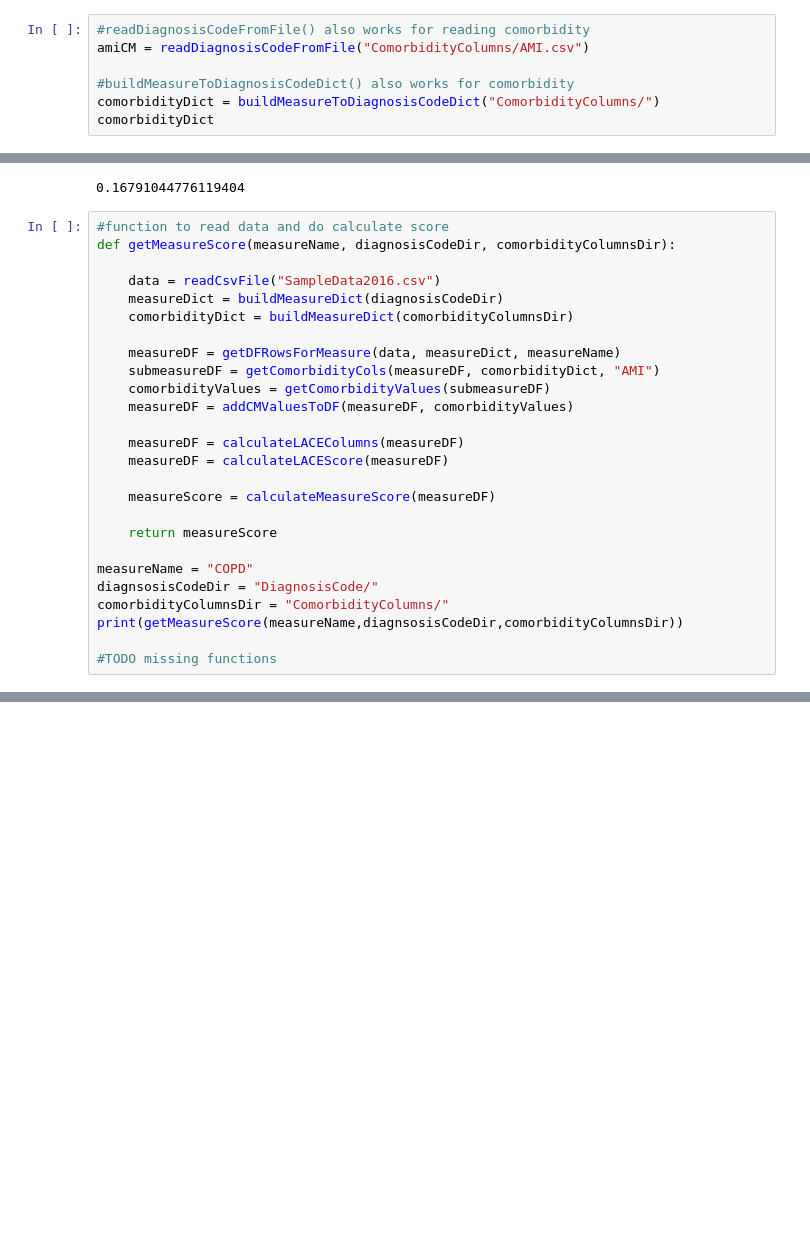
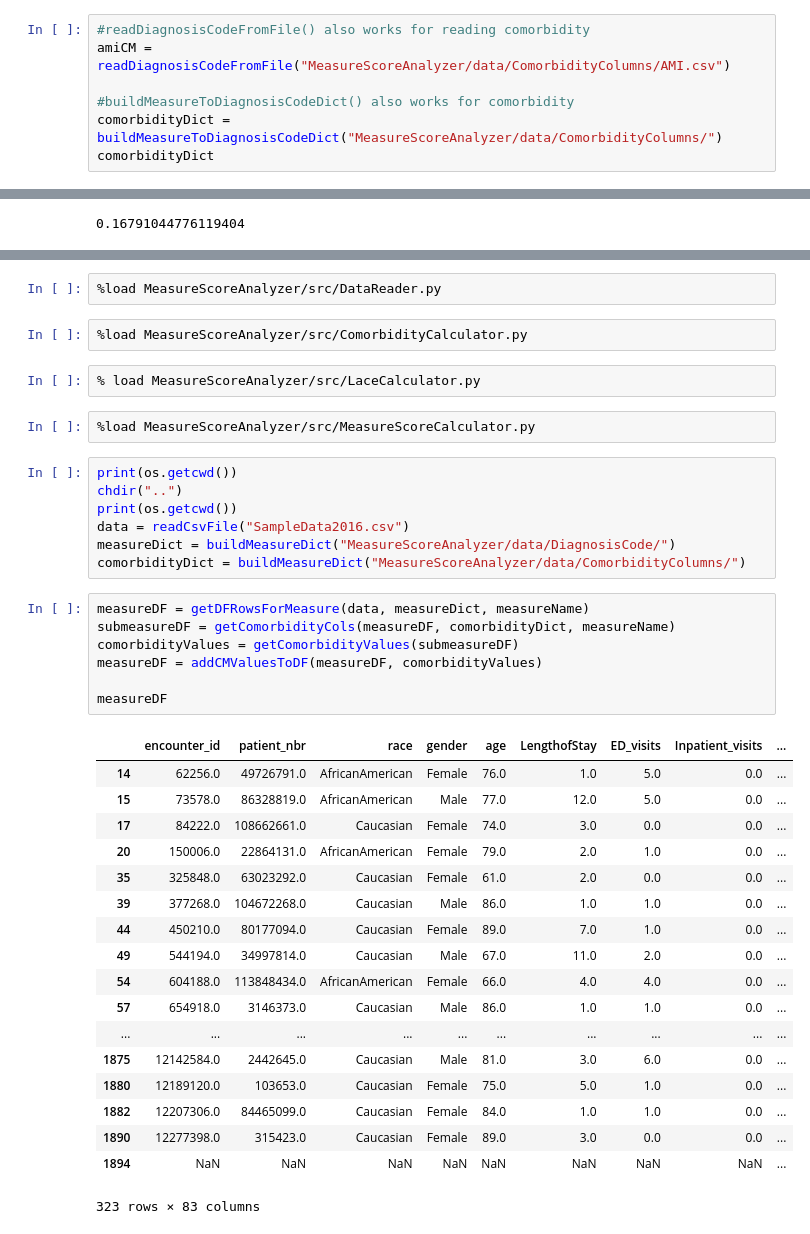
Before and after one commit to hhweeks/graymatter, a Jupyter notebook: GrayMatterWrangling.ipynb, the cells around one changed output, grey strips where cells are left out. Saved outputs shown, nothing was run; the diff lists cells and outputs as text; blank space fills up the shorter version.

```diff
--- a/GrayMatterWrangling.ipynb
+++ b/GrayMatterWrangling.ipynb
@@ -336,10 +340,10 @@ amiDF
 268 rows × 82 columns
 # %%
 #readDiagnosisCodeFromFile() also works for reading comorbidity
-amiCM = readDiagnosisCodeFromFile("ComorbidityColumns/AMI.csv")
+amiCM = readDiagnosisCodeFromFile("MeasureScoreAnalyzer/data/ComorbidityColumns/AMI.csv")
 
 #buildMeasureToDiagnosisCodeDict() also works for comorbidity
-comorbidityDict = buildMeasureToDiagnosisCodeDict("ComorbidityColumns/")
+comorbidityDict = buildMeasureToDiagnosisCodeDict("MeasureScoreAnalyzer/data/ComorbidityColumns/")
 comorbidityDict
 # %% [output]
 {'HWR': ['Historyofinfection',
@@ -698,29 +702,3 @@ calculateMeasureScore("ami", amiDF)
 # %% [output]
 n=45.0, d=268.0
 0.16791044776119404
-# %%
-#function to read data and do calculate score
-def getMeasureScore(measureName, diagnosisCodeDir, comorbidityColumnsDir):
-
-    data = readCsvFile("SampleData2016.csv")
-    measureDict = buildMeasureDict(diagnosisCodeDir)
-    comorbidityDict = buildMeasureDict(comorbidityColumnsDir)
-
-    measureDF = getDFRowsForMeasure(data, measureDict, measureName)
-    submeasureDF = getComorbidityCols(measureDF, comorbidityDict, "AMI")
-    comorbidityValues = getComorbidityValues(submeasureDF)
-    measureDF = addCMValuesToDF(measureDF, comorbidityValues)
-
-    measureDF = calculateLACEColumns(measureDF)
-    measureDF = calculateLACEScore(measureDF)
-
-    measureScore = calculateMeasureScore(measureDF)
-
-    return measureScore
-
-measureName = "COPD"
-diagnsosisCodeDir = "DiagnosisCode/"
-comorbidityColumnsDir = "ComorbidityColumns/"
-print(getMeasureScore(measureName,diagnsosisCodeDir,comorbidityColumnsDir))
-
-#TODO missing functions
@@ -728,0 +709,41 @@ NameError: name 'readCsvFile' is not defined
+# %%
+%load MeasureScoreAnalyzer/src/DataReader.py
+# %%
+%load MeasureScoreAnalyzer/src/ComorbidityCalculator.py
+# %%
+% load MeasureScoreAnalyzer/src/LaceCalculator.py
+# %%
+%load MeasureScoreAnalyzer/src/MeasureScoreCalculator.py
+# %%
+print(os.getcwd())
+chdir("..")
+print(os.getcwd())
+data = readCsvFile("SampleData2016.csv")
+measureDict = buildMeasureDict("MeasureScoreAnalyzer/data/DiagnosisCode/")
+comorbidityDict = buildMeasureDict("MeasureScoreAnalyzer/data/ComorbidityColumns/")
+# %%
+measureDF = getDFRowsForMeasure(data, measureDict, measureName)
+submeasureDF = getComorbidityCols(measureDF, comorbidityDict, measureName)
+comorbidityValues = getComorbidityValues(submeasureDF)
+measureDF = addCMValuesToDF(measureDF, comorbidityValues)
+
+measureDF
+# %% [output]
+|  | encounter_id | patient_nbr | race | gender | age | LengthofStay | ED_visits | Inpatient_visits | ... |
+| 14 | 62256.0 | 49726791.0 | AfricanAmerican | Female | 76.0 | 1.0 | 5.0 | 0.0 | ... |
+| 15 | 73578.0 | 86328819.0 | AfricanAmerican | Male | 77.0 | 12.0 | 5.0 | 0.0 | ... |
+| 17 | 84222.0 | 108662661.0 | Caucasian | Female | 74.0 | 3.0 | 0.0 | 0.0 | ... |
+| 20 | 150006.0 | 22864131.0 | AfricanAmerican | Female | 79.0 | 2.0 | 1.0 | 0.0 | ... |
+| 35 | 325848.0 | 63023292.0 | Caucasian | Female | 61.0 | 2.0 | 0.0 | 0.0 | ... |
+| 39 | 377268.0 | 104672268.0 | Caucasian | Male | 86.0 | 1.0 | 1.0 | 0.0 | ... |
+| 44 | 450210.0 | 80177094.0 | Caucasian | Female | 89.0 | 7.0 | 1.0 | 0.0 | ... |
+| 49 | 544194.0 | 34997814.0 | Caucasian | Male | 67.0 | 11.0 | 2.0 | 0.0 | ... |
+| 54 | 604188.0 | 113848434.0 | AfricanAmerican | Female | 66.0 | 4.0 | 4.0 | 0.0 | ... |
+| 57 | 654918.0 | 3146373.0 | Caucasian | Male | 86.0 | 1.0 | 1.0 | 0.0 | ... |
+| ... | ... | ... | ... | ... | ... | ... | ... | ... | ... |
+| 1875 | 12142584.0 | 2442645.0 | Caucasian | Male | 81.0 | 3.0 | 6.0 | 0.0 | ... |
+| 1880 | 12189120.0 | 103653.0 | Caucasian | Female | 75.0 | 5.0 | 1.0 | 0.0 | ... |
+| 1882 | 12207306.0 | 84465099.0 | Caucasian | Female | 84.0 | 1.0 | 1.0 | 0.0 | ... |
+| 1890 | 12277398.0 | 315423.0 | Caucasian | Female | 89.0 | 3.0 | 0.0 | 0.0 | ... |
+| 1894 | NaN | NaN | NaN | NaN | NaN | NaN | NaN | NaN | ... |
+323 rows × 83 columns
```
Also changed, not shown: parts of 9 cells of this notebook, 27 other files.
